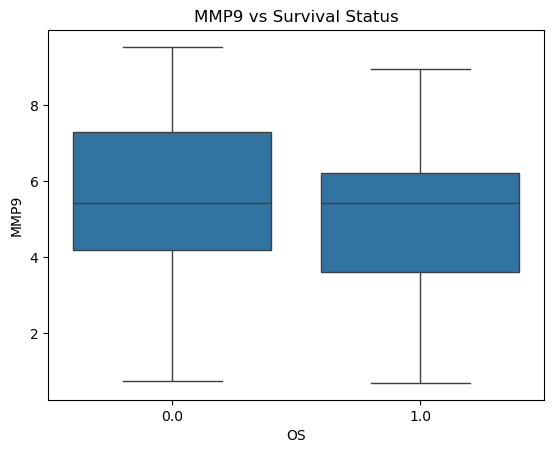
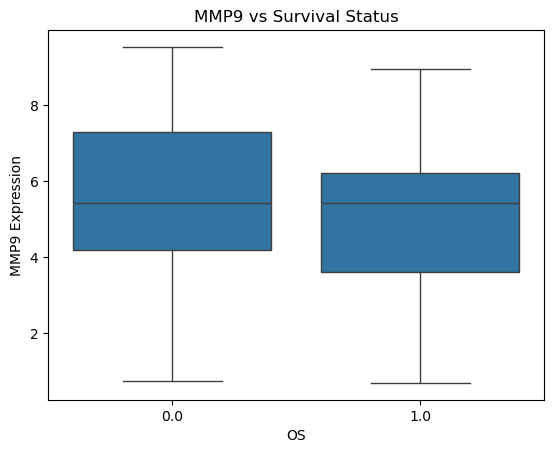
Code edit (unified diff) that turned the first committed figure into the second:
--- before
+++ after
@@ -6,3 +6,4 @@
             y='MMP9')
 plt.title("MMP9 vs Survival Status")
+plt.ylabel("MMP9 Expression")
 plt.show()

Commit: Detailing plots